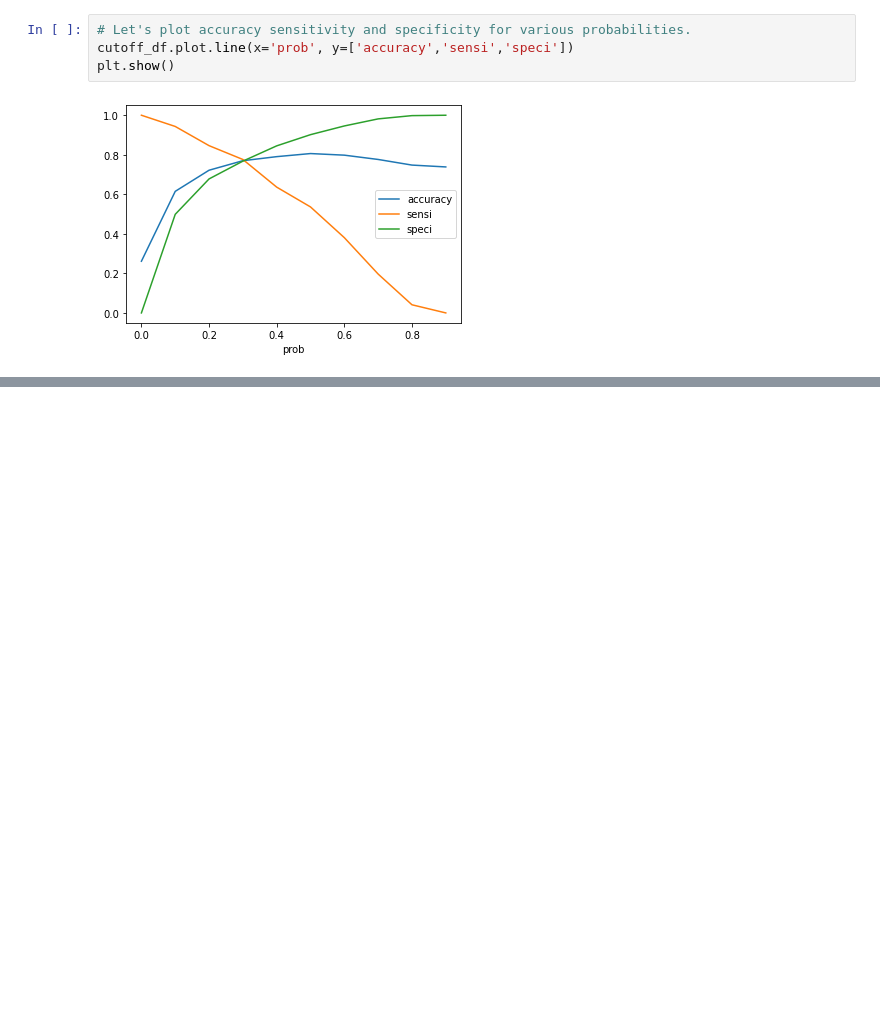
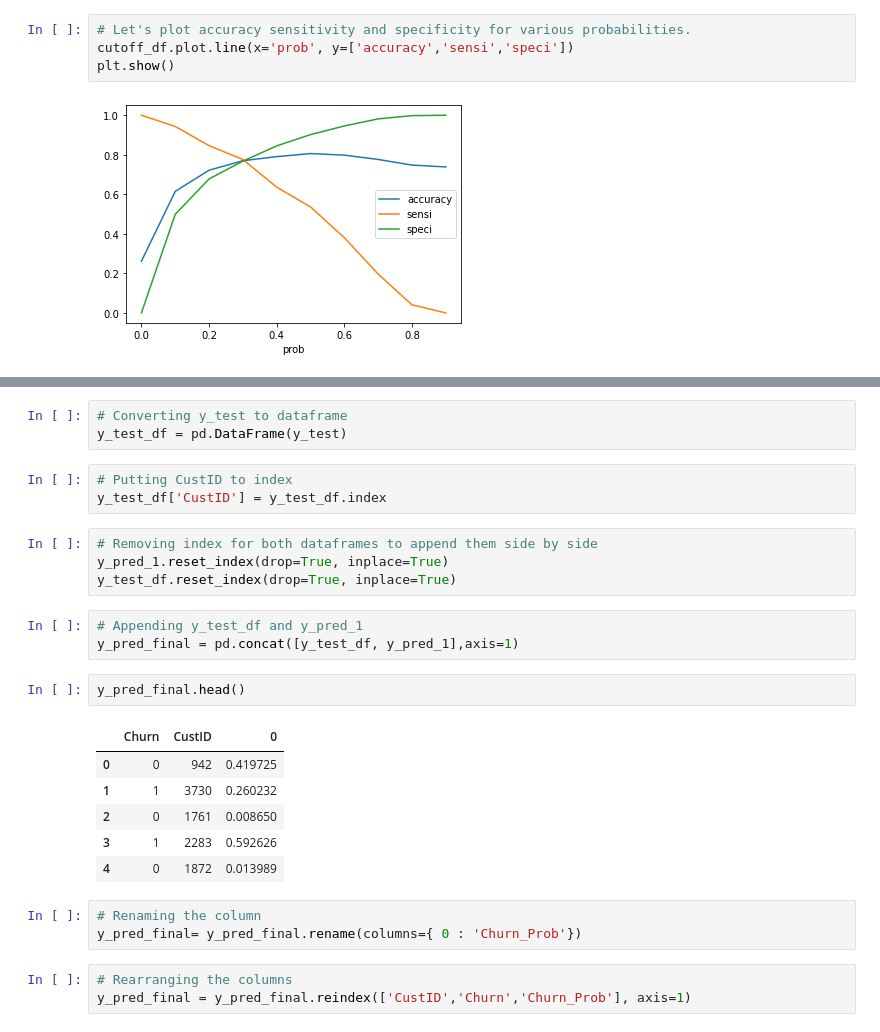
Before and after one commit to kc11381/TelecomChurn_LogisticRegressionModel, a Jupyter notebook: kc_telecom_churn.ipynb, the cells around one changed output, grey strips where cells are left out. Saved outputs shown, nothing was run; the diff lists cells and outputs as text; blank space fills up the shorter version.

```diff
--- a/kc_telecom_churn.ipynb
+++ b/kc_telecom_churn.ipynb
@@ -944,0 +1117,28 @@ plt.show()
+# %%
+# Converting y_test to dataframe
+y_test_df = pd.DataFrame(y_test)
+# %%
+# Putting CustID to index
+y_test_df['CustID'] = y_test_df.index
+# %%
+# Removing index for both dataframes to append them side by side
+y_pred_1.reset_index(drop=True, inplace=True)
+y_test_df.reset_index(drop=True, inplace=True)
+# %%
+# Appending y_test_df and y_pred_1
+y_pred_final = pd.concat([y_test_df, y_pred_1],axis=1)
+# %%
+y_pred_final.head()
+# %% [output]
+|  | Churn | CustID | 0 |
+| 0 | 0 | 942 | 0.419725 |
+| 1 | 1 | 3730 | 0.260232 |
+| 2 | 0 | 1761 | 0.008650 |
+| 3 | 1 | 2283 | 0.592626 |
+| 4 | 0 | 1872 | 0.013989 |
+# %%
+# Renaming the column
+y_pred_final= y_pred_final.rename(columns={ 0 : 'Churn_Prob'})
+# %%
+# Rearranging the columns
+y_pred_final = y_pred_final.reindex(['CustID','Churn','Churn_Prob'], axis=1)
```
Also changed, not shown: parts of 50 cells of this notebook.
